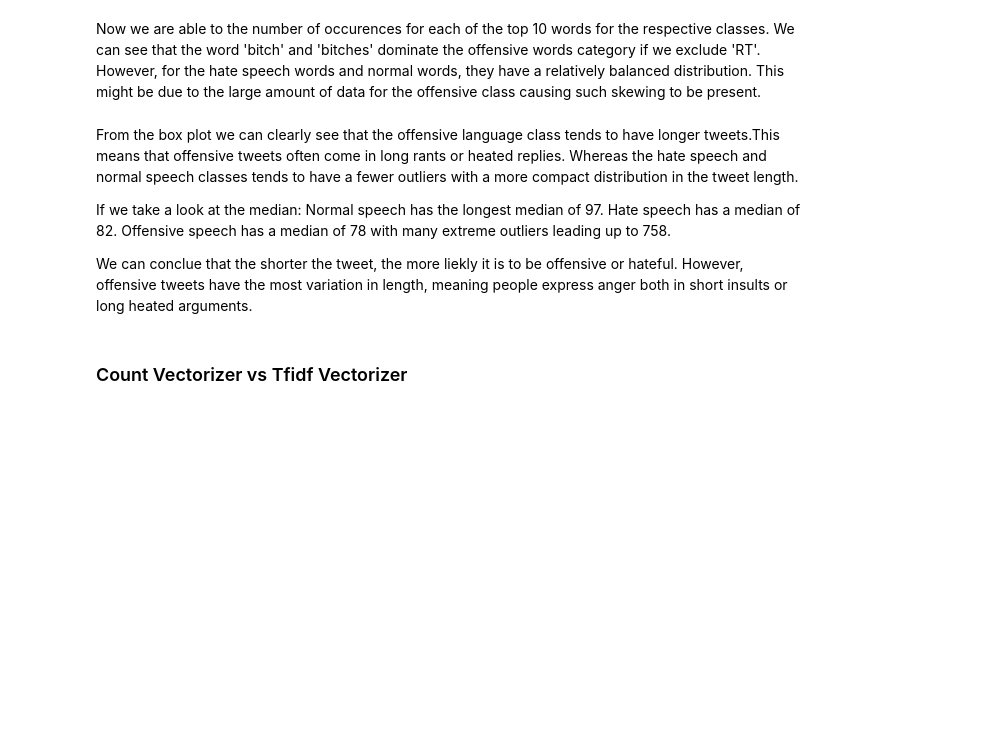
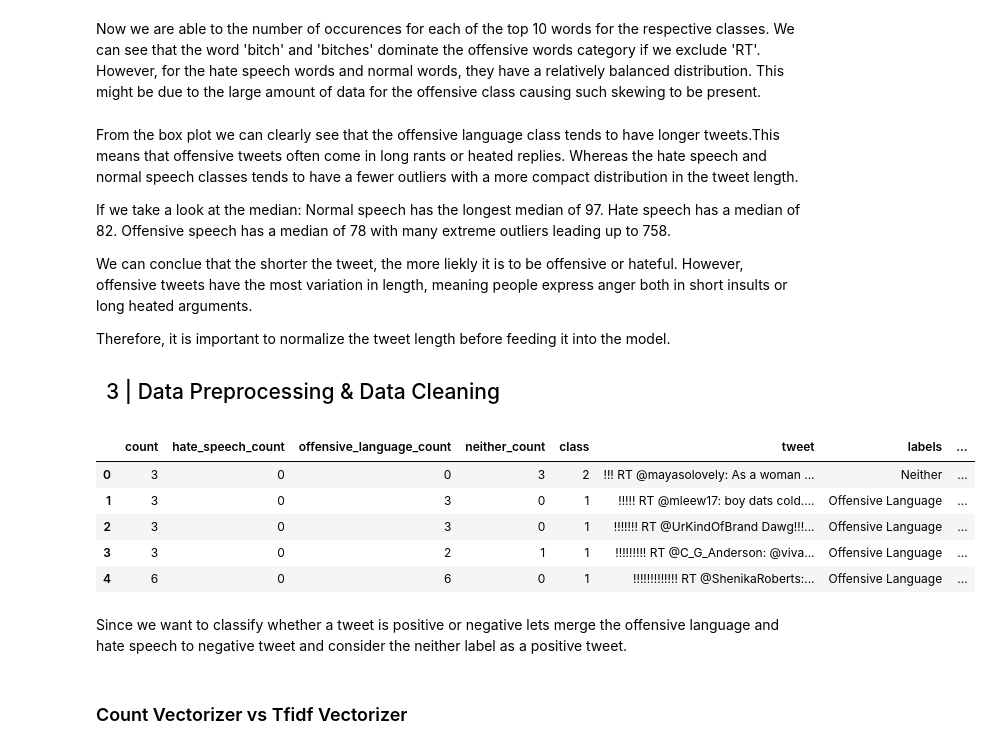
Before and after one commit to RajVarunn/nlp_sentimentanalysis, a Jupyter notebook: raj.ipynb, the cells around one changed output. Drawn from its saved outputs; the diff is of its cells as text; code cells hidden in the pictures; blank space fills up the shorter version.

```diff
--- a/raj.ipynb
+++ b/raj.ipynb
@@ -501,6 +501,37 @@ Offensive speech has a median of 78 with many extreme outliers leading up to 758
 
 We can conclue that the shorter the tweet, the more liekly it is to be offensive or hateful.
 However, offensive tweets have the most variation in length, meaning people express anger both in short insults or long heated arguments.
+
+Therefore, it is important to normalize the tweet length before feeding it into the model.
+# %% [markdown]
+<div style="padding:10px; /* Smaller padding */
+              color:#1DA1F2;
+              font-size:150%; /* Smaller Font */
+              border-radius:20px;
+              border-width: 3px; /* Thinner Border */
+              border-style: solid;
+              border-color: #1DA1F2;
+              background-color:white;
+              font-weight:500;
+              letter-spacing: 1px;
+              text-shadow: 1px 1px 5px rgba(29,161,242,0.8);
+              box-shadow: 0 0 10px rgba(29,161,242,0.5);
+              display: inline-block;
+              width: auto; /* Smaller Width */
+              margin: auto;">3 |
+  Data Preprocessing & Data Cleaning
+  </div>
+# %%
+df.head()
+# %% [output]
+|  | count | hate_speech_count | offensive_language_count | neither_count | class | tweet | labels | ... |
+| 0 | 3 | 0 | 0 | 3 | 2 | !!! RT @mayasolovely: As a woman ... | Neither | ... |
+| 1 | 3 | 0 | 3 | 0 | 1 | !!!!! RT @mleew17: boy dats cold.... | Offensive Language | ... |
+| 2 | 3 | 0 | 3 | 0 | 1 | !!!!!!! RT @UrKindOfBrand Dawg!!!... | Offensive Language | ... |
+| 3 | 3 | 0 | 2 | 1 | 1 | !!!!!!!!! RT @C_G_Anderson: @viva... | Offensive Language | ... |
+| 4 | 6 | 0 | 6 | 0 | 1 | !!!!!!!!!!!!! RT @ShenikaRoberts:... | Offensive Language | ... |
+# %% [markdown]
+Since we want to classify whether a tweet is positive or negative lets merge the offensive language and hate speech to negative tweet and consider the neither label as a positive tweet.
 # %% [markdown]
 ### Count Vectorizer vs Tfidf Vectorizer
 # %% [markdown]
```
Also changed, not shown: parts of 2 cells of this notebook.
